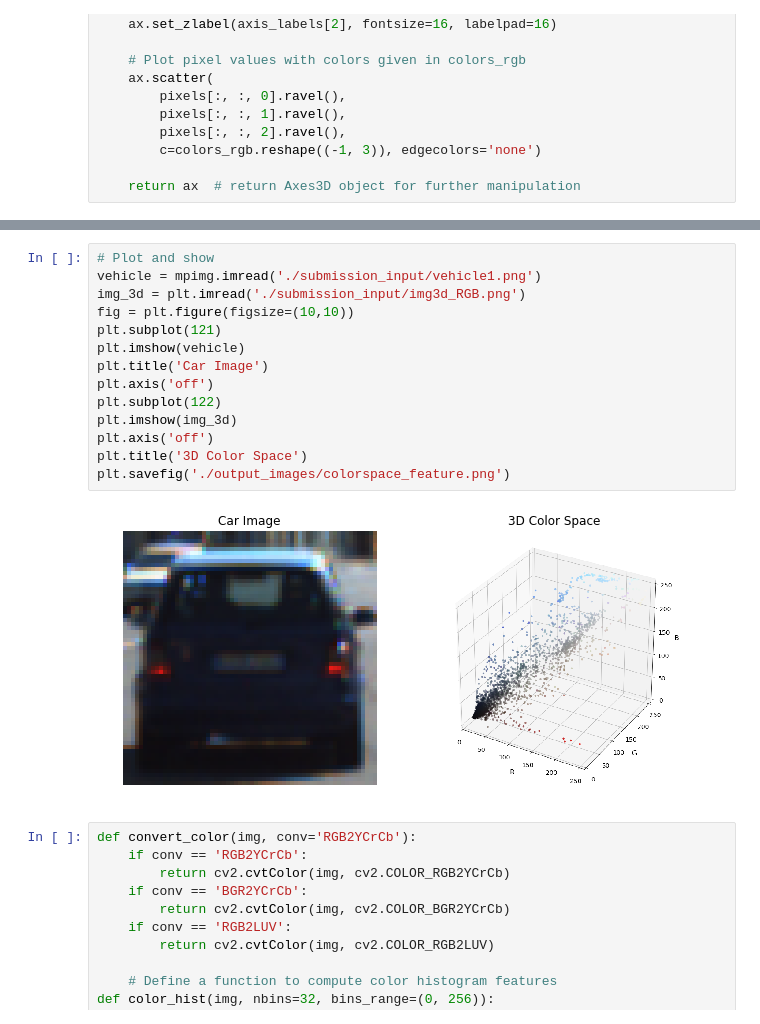
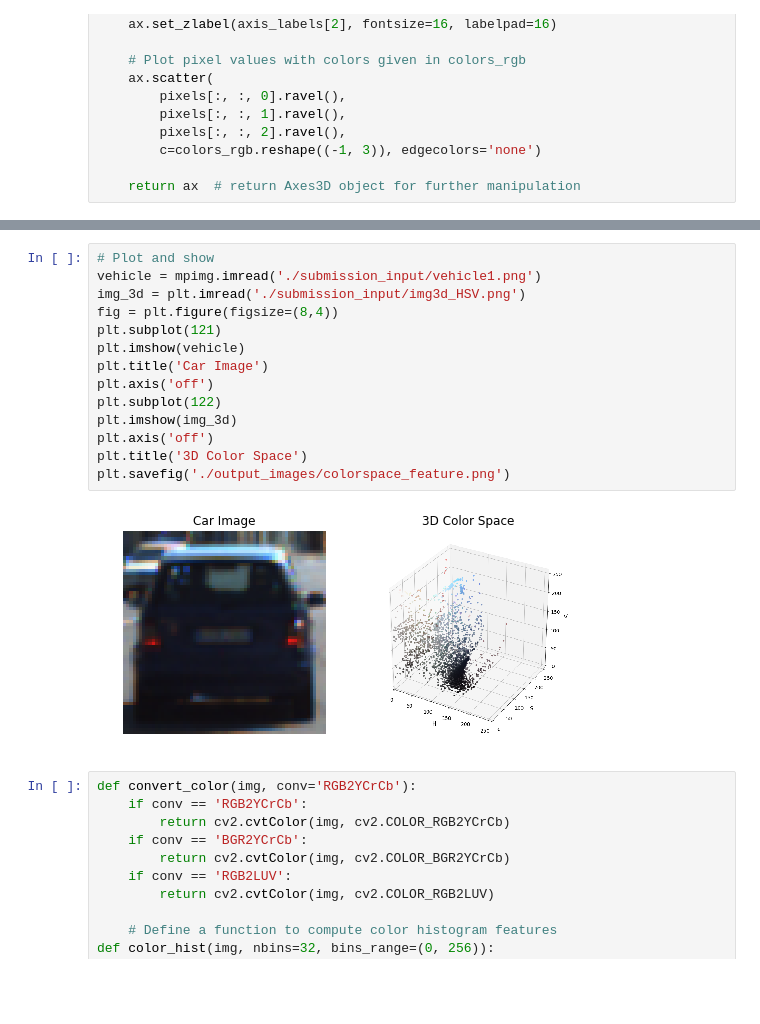
Before and after one commit to MoonKang/Vehicle_Detection, a Jupyter notebook: Vehicle_Detection.ipynb, the cells around one changed output, grey strips where cells are left out. Drawn from its saved outputs; the diff is of its cells as text; blank space fills up the shorter version.

```diff
--- a/Vehicle_Detection.ipynb
+++ b/Vehicle_Detection.ipynb
@@ -123,19 +123,19 @@ plt.show()
 # %%
 # Plot and show
 vehicle = mpimg.imread('./submission_input/vehicle1.png')
-img_3d = plt.imread('./submission_input/img3d_RGB.png')
-fig = plt.figure(figsize=(10,10))
+img_3d = plt.imread('./submission_input/img3d_HSV.png')
+fig = plt.figure(figsize=(8,4))
 plt.subplot(121)
 plt.imshow(vehicle)
 plt.title('Car Image')
 plt.axis('off')
 plt.subplot(122)
 plt.imshow(img_3d)
 plt.axis('off')
 plt.title('3D Color Space')
 plt.savefig('./output_images/colorspace_feature.png')
 # %% [output]
-[figure, old version]
+[figure, new version]
 # %%
 def convert_color(img, conv='RGB2YCrCb'):
     if conv == 'RGB2YCrCb':
```
Also changed, not shown: parts of 8 cells of this notebook, 7 other files.
